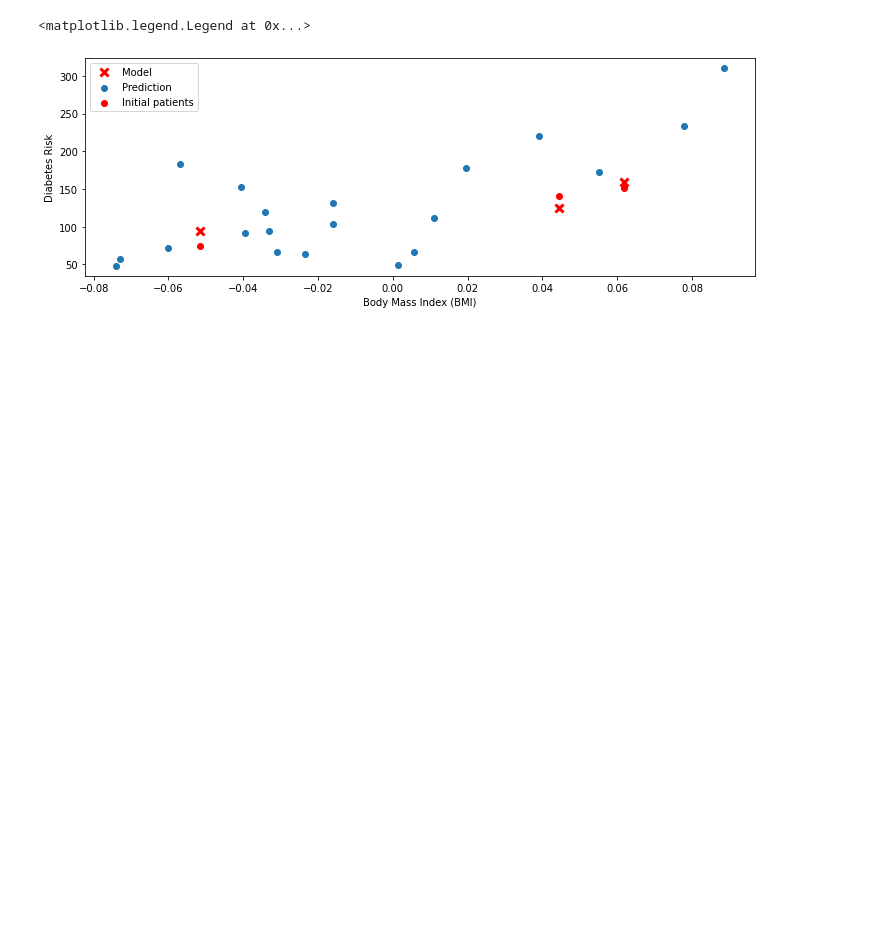
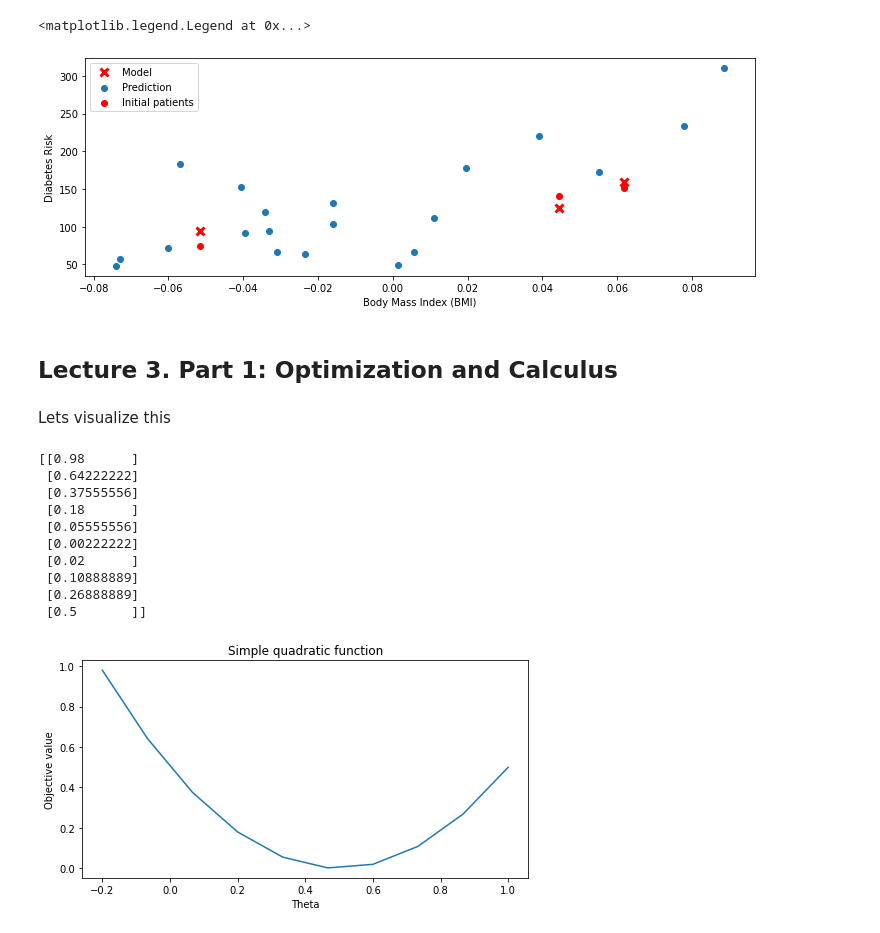
Before and after one commit to ShaunakSen/Data-Science-and-Machine-Learning, a Jupyter notebook: Applied_ML_CS_5785.ipynb, the cells around one changed output. Cells and saved outputs as stored; diff of their text form; code cells hidden in the pictures; blank space fills up the shorter version.

Commit message:
basic calculus + GradientDescent :)

```diff
--- a/Applied_ML_CS_5785.ipynb
+++ b/Applied_ML_CS_5785.ipynb
@@ -653,3 +653,45 @@ plt.legend(['Model', 'Prediction', 'Initial patients', 'New patients'])
 # %% [output]
 <matplotlib.legend.Legend at 0x...>
 [figure]
+# %% [markdown]
+## Lecture 3. Part 1: Optimization and Calculus
+# %%
+import numpy as np
+import matplotlib.pyplot as plt
+plt.rcParams['figure.figsize'] = [8, 4]
+# %%
+def quadratic_function(theta):
+    """
+    The cost function, J(theta).
+    This is a 1D quad function
+    """
+    return 0.5*(2*theta-1)**2
+# %% [markdown]
+Lets visualize this
+# %%
+# First construct a grid of theta1 parameter pairs and their corresponding
+# cost function values.
+thetas = np.linspace(-0.2,1,10)
+f_vals = quadratic_function(thetas[:,np.newaxis])
+# %%
+# First construct a grid of theta1 parameter pairs and their corresponding
+# cost function values.= quadratic_function(thetas[:,np.newaxis])
+
+print (f_vals)
+
+plt.plot(thetas, f_vals)
+plt.xlabel('Theta')
+plt.ylabel('Objective value')
+plt.title('Simple quadratic function');
+# %% [output]
+[[0.98      ]
+ [0.64222222]
+ [0.37555556]
+ [0.18      ]
+ [0.05555556]
+ [0.00222222]
+ [0.02      ]
+ [0.10888889]
+ [0.26888889]
+ [0.5       ]]
+[figure, added]
```
Also changed, not shown: parts of 31 cells of this notebook.
